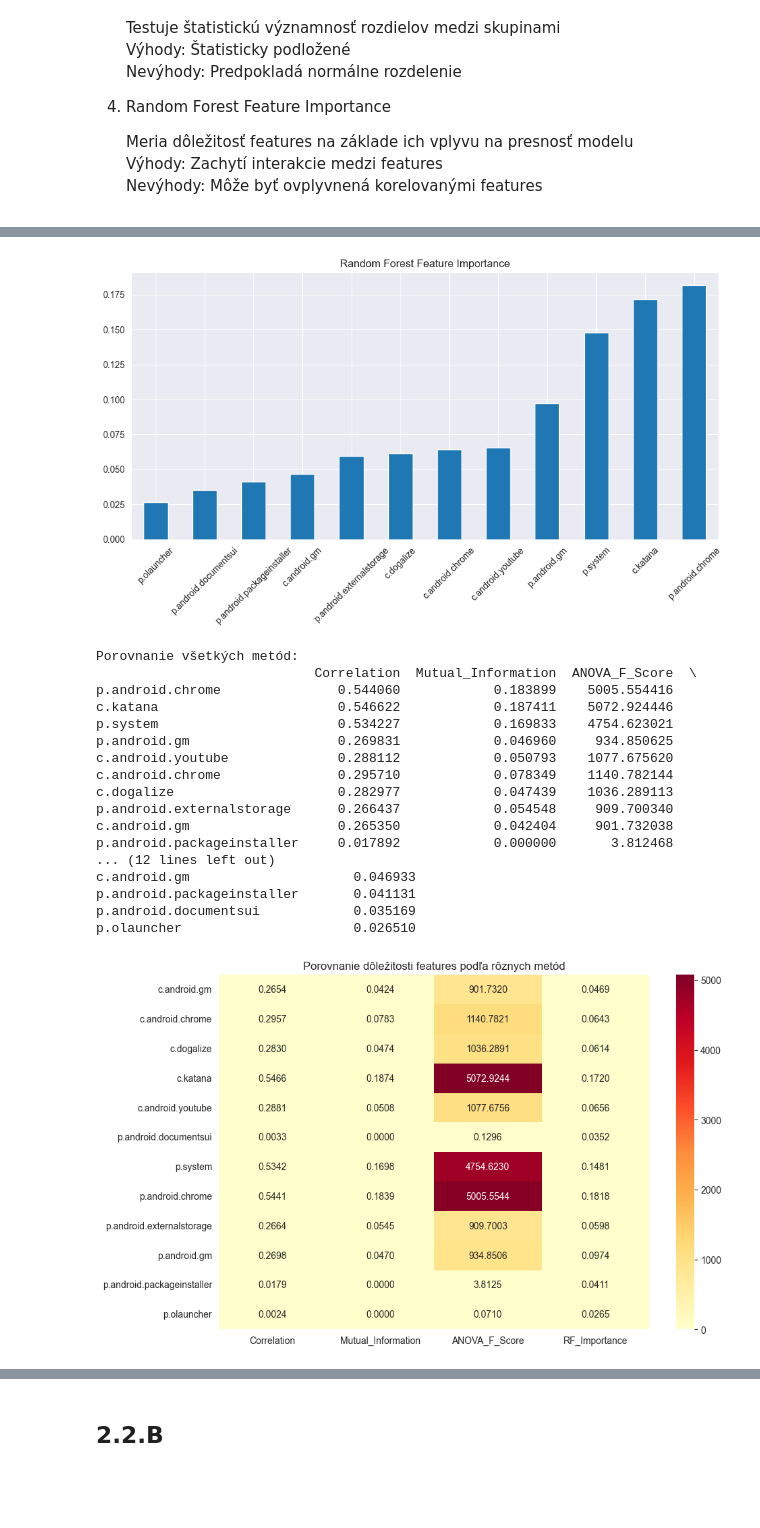
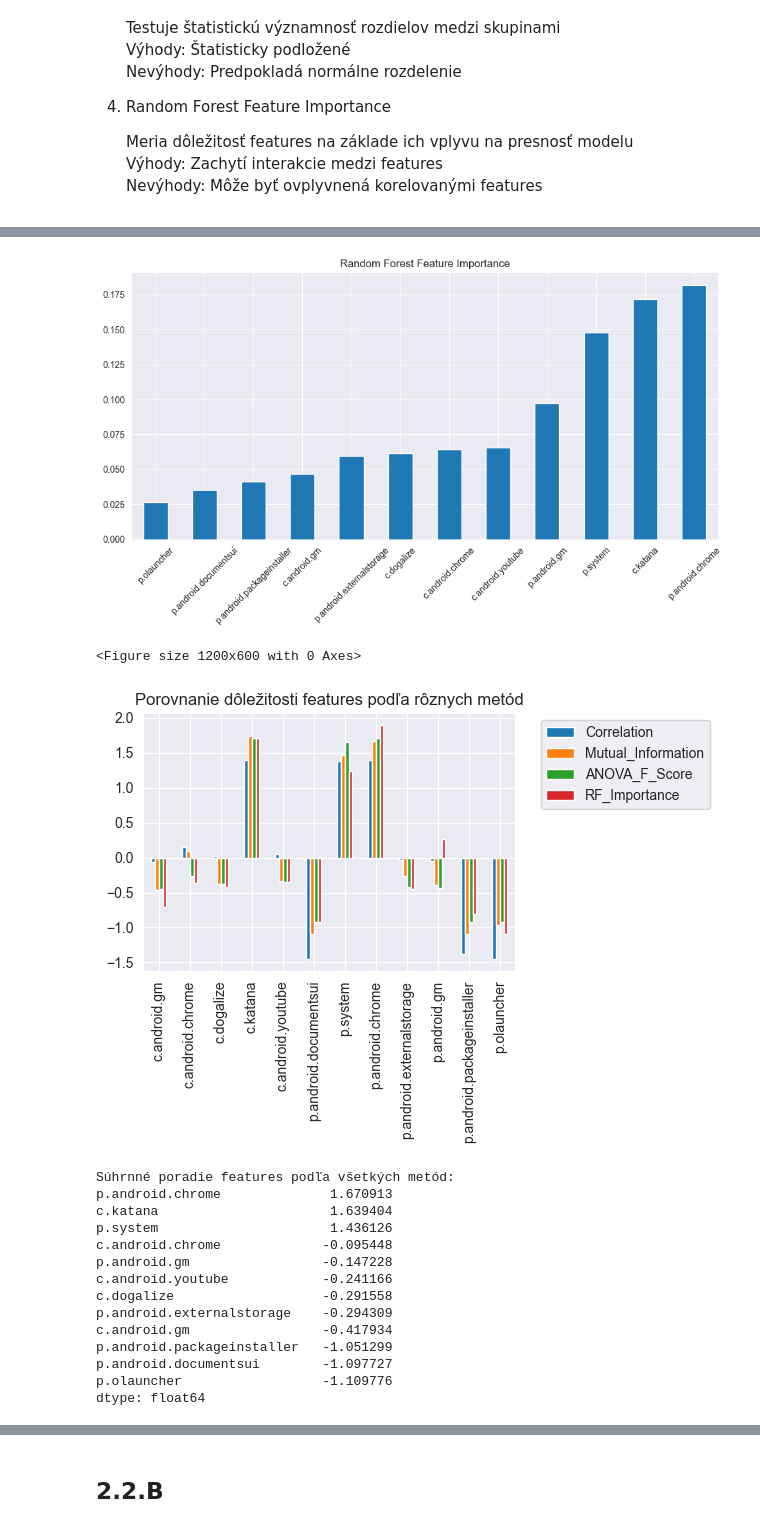
Before and after one commit to RikoAppDev/iau-course-assignments, a Jupyter notebook: zadanie-faza2.ipynb, the cells around one changed output, grey strips where cells are left out. Cells and saved outputs as stored; diff of their text form; code cells hidden in the pictures; blank space fills up the shorter version.

```diff
--- a/zadanie-faza2.ipynb
+++ b/zadanie-faza2.ipynb
@@ -361,11 +361,13 @@ Poradie:
 # %%
 # Quantile transformácia pre zmenu na normalovu distribuciu
 quantile_transformer = QuantileTransformer(output_distribution='normal', random_state=0)
-train_data[skewed_columns] = quantile_transformer.fit_transform(train_data[skewed_columns])
+train_data_quantile_transformed = train_data.copy()
+train_data_quantile_transformed[skewed_columns] = quantile_transformer.fit_transform(train_data[skewed_columns])
 # %%
 # Power transformácia pre približne normálne rozdelené atribúty
 power_transformer = PowerTransformer(method='yeo-johnson')
-train_data[normal_columns] = power_transformer.fit_transform(train_data[normal_columns])
+train_data_power_transformed = train_data.copy()
+train_data_power_transformed[normal_columns] = power_transformer.fit_transform(train_data[normal_columns])
 # %% [markdown]
 #### 2. Škálovanie (Standard a Min-Max)
 # %% [markdown]
@@ -373,10 +375,12 @@ Oba typy škálovania majú svoje výhody a vhodnosť použitia závisí od zvol
 # %%
 # Standard Scaling pre normálne rozdelené atribúty
 standard_scaler = StandardScaler()
-train_data[normal_columns] = standard_scaler.fit_transform(train_data[normal_columns])
+train_data_standard_scaled = train_data_power_transformed.copy()  # použijeme transformované údaje z Power Transformácie
+train_data_standard_scaled[normal_columns] = standard_scaler.fit_transform(train_data_power_transformed[normal_columns])
 # %%
 # Min-Max Scaling pre silne šikmý atribút
 minmax_scaler = MinMaxScaler()
-train_data[skewed_columns] = minmax_scaler.fit_transform(train_data[skewed_columns])
+train_data_minmax_scaled = train_data_quantile_transformed.copy()  # použijeme transformované údaje z Quantile Transformácie
+train_data_minmax_scaled[skewed_columns] = minmax_scaler.fit_transform(train_data_quantile_transformed[skewed_columns])
 # %%
 print("Standard Scaling on Power Transformed data for normal columns:")
@@ -531,15 +535,35 @@ results = pd.DataFrame({
     'RF_Importance': rf_importance
 })
 
-print("\nPorovnanie všetkých metód:")
-print(results.sort_values(by='RF_Importance', ascending=False))
+# Normalizácia hodnôt pre lepšie porovnanie
+scaler = StandardScaler()
+results_normalized = pd.DataFrame(
+    scaler.fit_transform(results),
+    columns=results.columns,
+    index=results.index
+)
 
-# Heatmapa pre porovnanie
-plt.figure(figsize=(10, 6))
-sns.heatmap(results, annot=True, fmt='.4f', cmap='YlOrRd')
+# Vizualizácia porovnania
+
+plt.figure(figsize=(12, 6))
+results_normalized.plot(kind='bar')
 plt.title('Porovnanie dôležitosti features podľa rôznych metód')
+plt.xticks(rotation=90)
+plt.legend(bbox_to_anchor=(1.05, 1), loc='upper left')
 plt.tight_layout()
 plt.show()
+print("\nSúhrnné poradie features podľa všetkých metód:")
+
+# Priemerné normalizované skóre
+average_importance = results_normalized.mean(axis=1).sort_values(ascending=False)
+print(average_importance)
+
+# Vytvorenie heatmapy pre lepšiu vizualizáciu
+plt.figure(figsize=(10, 6))
+sns.heatmap(results_normalized.T, annot=True, cmap='YlOrRd')
+plt.title('Heatmapa dôležitosti features')
+plt.tight_layout()
+plt.show()
 # %% [output]
 1. Korelačná analýza:
 
@@ -591,33 +615,31 @@ dtype: float64
 4. Random Forest Feature Importance:
 p.android.chrome              0.181790
 c.katana                      0.171984
 p.system                      0.148052
 p.android.gm                  0.097391
 c.android.youtube             0.065573
 c.android.chrome              0.064287
 c.dogalize                    0.061369
 p.android.externalstorage     0.059810
 c.android.gm                  0.046933
 p.android.packageinstaller    0.041131
 p.android.documentsui         0.035169
 p.olauncher                   0.026510
 dtype: float64
 [figure]
-Porovnanie všetkých metód:
-                            Correlation  Mutual_Information  ANOVA_F_Score  \
-p.android.chrome               0.544060            0.183899    5005.554416
-c.katana                       0.546622            0.187411    5072.924446
-p.system                       0.534227            0.169833    4754.623021
-p.android.gm                   0.269831            0.046960     934.850625
-c.android.youtube              0.288112            0.050793    1077.675620
-c.android.chrome               0.295710            0.078349    1140.782144
-c.dogalize                     0.282977            0.047439    1036.289113
-p.android.externalstorage      0.266437            0.054548     909.700340
-c.android.gm                   0.265350            0.042404     901.732038
-p.android.packageinstaller     0.017892            0.000000       3.812468
-... (12 lines left out)
-c.android.gm                     0.046933
-p.android.packageinstaller       0.041131
-p.android.documentsui            0.035169
-p.olauncher                      0.026510
+<Figure size 1200x600 with 0 Axes>
-[figure, old version]
+[figure, new version]
+Súhrnné poradie features podľa všetkých metód:
+p.android.chrome              1.670913
+c.katana                      1.639404
+p.system                      1.436126
+c.android.chrome             -0.095448
+p.android.gm                 -0.147228
+c.android.youtube            -0.241166
+c.dogalize                   -0.291558
+p.android.externalstorage    -0.294309
+c.android.gm                 -0.417934
+p.android.packageinstaller   -1.051299
+p.android.documentsui        -1.097727
+p.olauncher                  -1.109776
+dtype: float64
```
Also changed, not shown: parts of 10 cells of this notebook, 3 other files.
